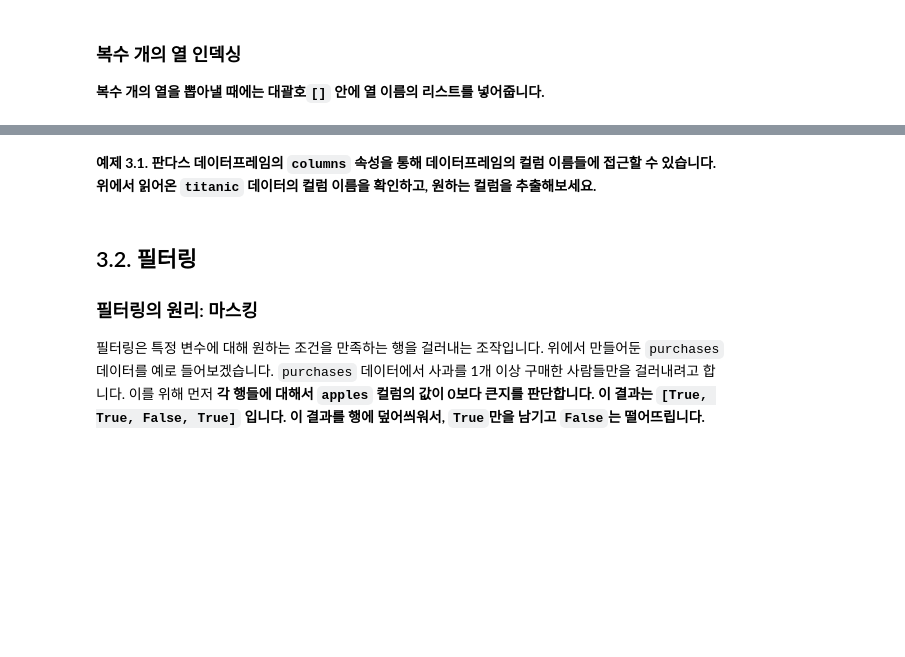
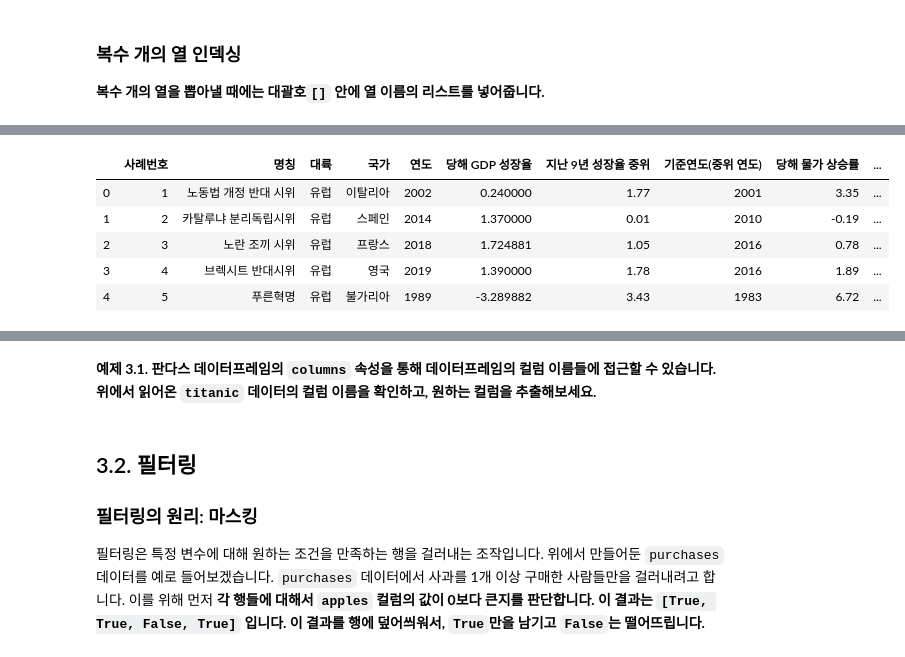
Before and after one commit to yonseidslab/pyfords, a Jupyter notebook: docs/page3.ipynb, the cells around one changed output, grey strips where cells are left out. Cells and saved outputs as stored; diff of their text form; code cells hidden in the pictures; blank space fills up the shorter version.

```diff
--- a/docs/page3.ipynb
+++ b/docs/page3.ipynb
@@ -580,0 +545,9 @@ data[['국가','명칭', '당해 GDP 성장율']] # 대괄호 안에 리스트
+# %%
+data.head()
+# %% [output]
+|  | 사례번호 | 명칭 | 대륙 | 국가 | 연도 | 당해 GDP 성장율 | 지난 9년 성장율 중위 | 기준연도(중위 연도) | 당해 물가 상승률 | ... |
+| 0 | 1 | 노동법 개정 반대 시위 | 유럽 | 이탈리아 | 2002 | 0.240000 | 1.77 | 2001 | 3.35 | ... |
+| 1 | 2 | 카탈루냐 분리독립시위 | 유럽 | 스페인 | 2014 | 1.370000 | 0.01 | 2010 | -0.19 | ... |
+| 2 | 3 | 노란 조끼 시위 | 유럽 | 프랑스 | 2018 | 1.724881 | 1.05 | 2016 | 0.78 | ... |
+| 3 | 4 | 브렉시트 반대시위 | 유럽 | 영국 | 2019 | 1.390000 | 1.78 | 2016 | 1.89 | ... |
+| 4 | 5 | 푸른혁명 | 유럽 | 불가리아 | 1989 | -3.289882 | 3.43 | 1983 | 6.72 | ... |
```
Also changed, not shown: parts of 58 cells of this notebook, 5 other files.
